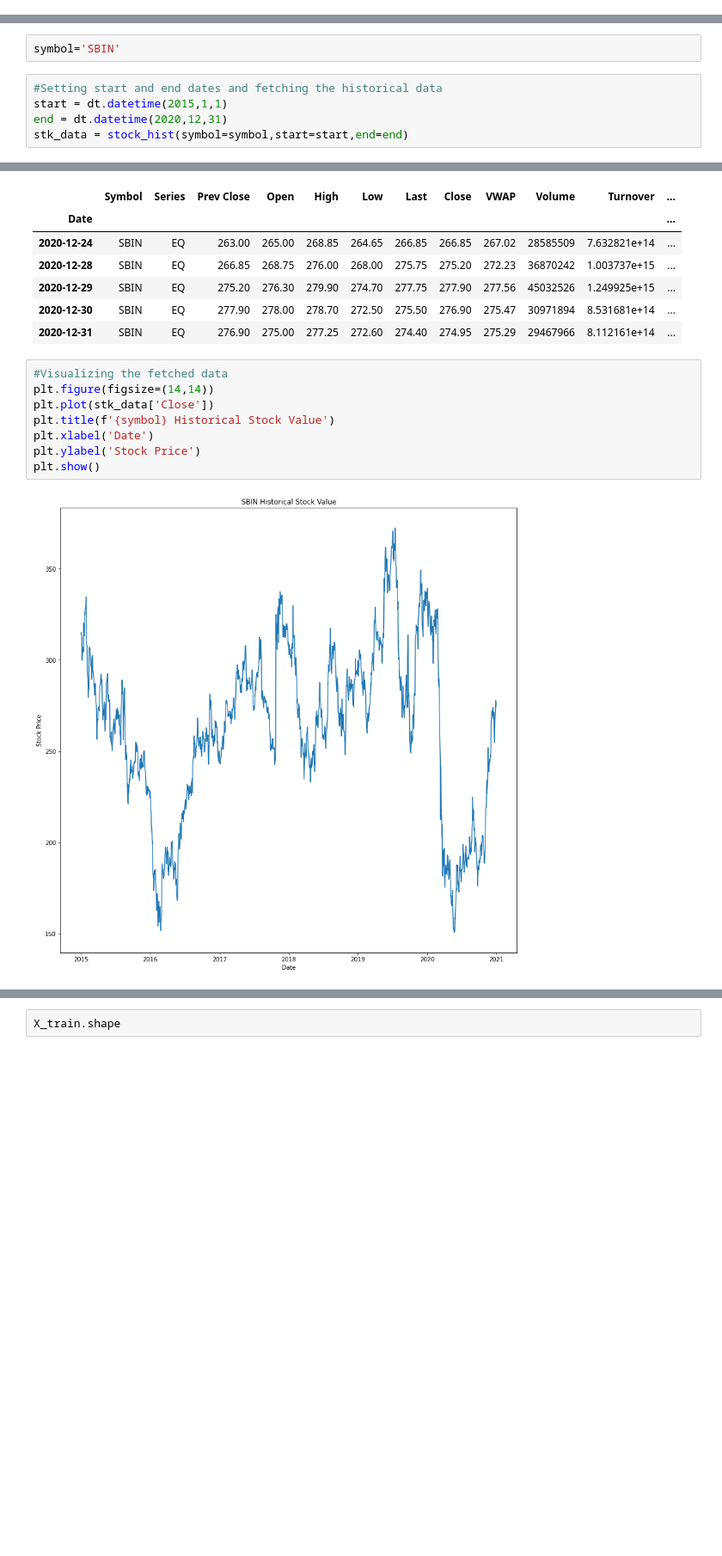
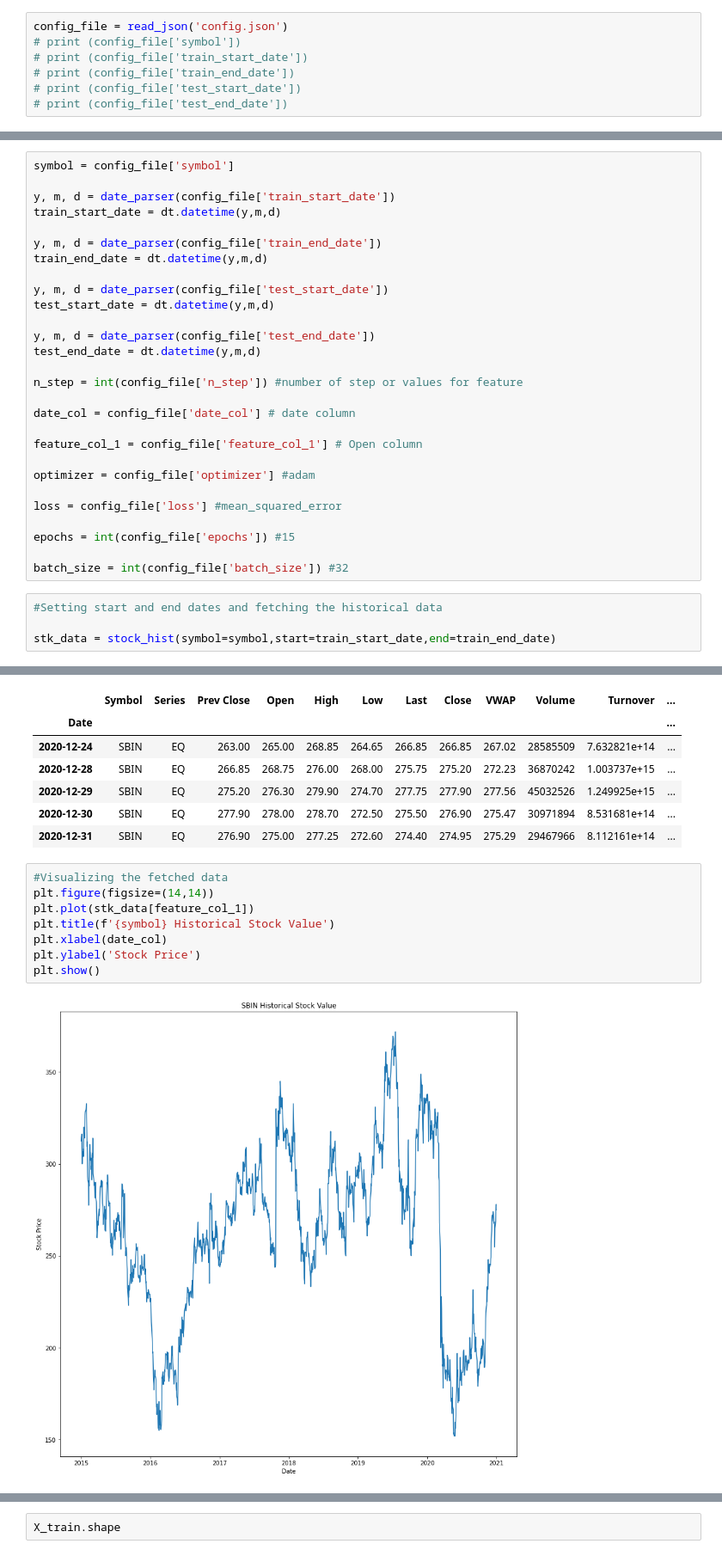
Before and after one commit to sudipta002/stock_prediction, a Jupyter notebook: Stock_Forecasting_NSEpy.ipynb, the cells around one changed output, grey strips where cells are left out. Shown at 86% size. Cells and saved outputs as stored; diff of their text form; blank space fills up the shorter version.

```diff
--- a/Stock_Forecasting_NSEpy.ipynb
+++ b/Stock_Forecasting_NSEpy.ipynb
@@ -16,0 +29,7 @@ from keras.layers import Dropout
+# %%
+config_file = read_json('config.json')
+# print (config_file['symbol'])
+# print (config_file['train_start_date'])
+# print (config_file['train_end_date'])
+# print (config_file['test_start_date'])
+# print (config_file['test_end_date'])
@@ -17,10 +38,35 @@ from keras.layers import Dropout
 # %%
-symbol='SBIN'
+symbol = config_file['symbol']
+
+y, m, d = date_parser(config_file['train_start_date'])
+train_start_date = dt.datetime(y,m,d)
+
+y, m, d = date_parser(config_file['train_end_date'])
+train_end_date = dt.datetime(y,m,d)
+
+y, m, d = date_parser(config_file['test_start_date'])
+test_start_date = dt.datetime(y,m,d)
+
+y, m, d = date_parser(config_file['test_end_date'])
+test_end_date = dt.datetime(y,m,d)
+
+n_step = int(config_file['n_step']) #number of step or values for feature
+
+date_col = config_file['date_col'] # date column
+
+feature_col_1 = config_file['feature_col_1'] # Open column
+
+optimizer = config_file['optimizer'] #adam
+
+loss = config_file['loss'] #mean_squared_error
+
+epochs = int(config_file['epochs']) #15
+
+batch_size = int(config_file['batch_size']) #32
 # %%
 #Setting start and end dates and fetching the historical data
-start = dt.datetime(2015,1,1)
-end = dt.datetime(2020,12,31)
-stk_data = stock_hist(symbol=symbol,start=start,end=end)
+
+stk_data = stock_hist(symbol=symbol,start=train_start_date,end=train_end_date)
 # %%
 stk_data.head()
 # %% [output]
@@ -44,13 +90,13 @@ stk_data.tail()
 # %%
 #Visualizing the fetched data
 plt.figure(figsize=(14,14))
-plt.plot(stk_data['Close'])
+plt.plot(stk_data[feature_col_1])
 plt.title(f'{symbol} Historical Stock Value')
-plt.xlabel('Date')
+plt.xlabel(date_col)
 plt.ylabel('Stock Price')
 plt.show()
 # %% [output]
-[figure, old version]
+[figure, new version]
 # %%
 #Data Preprocessing
 stk_data['Date'] = stk_data.index
```
Also changed, not shown: parts of 9 cells of this notebook.
